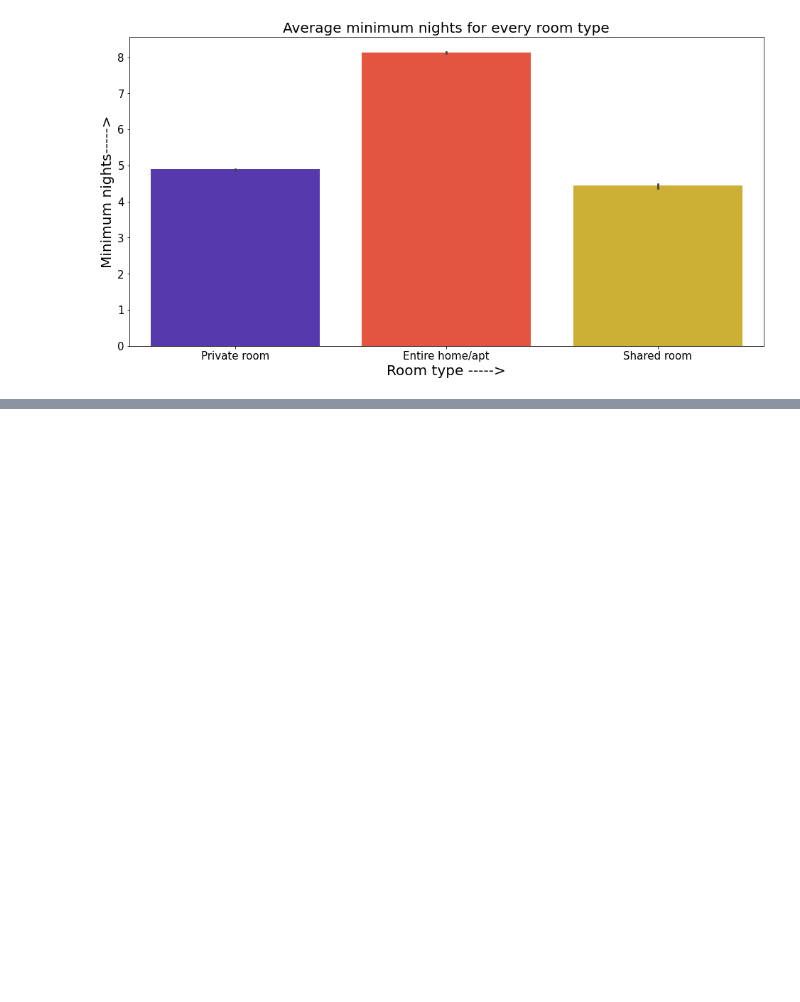
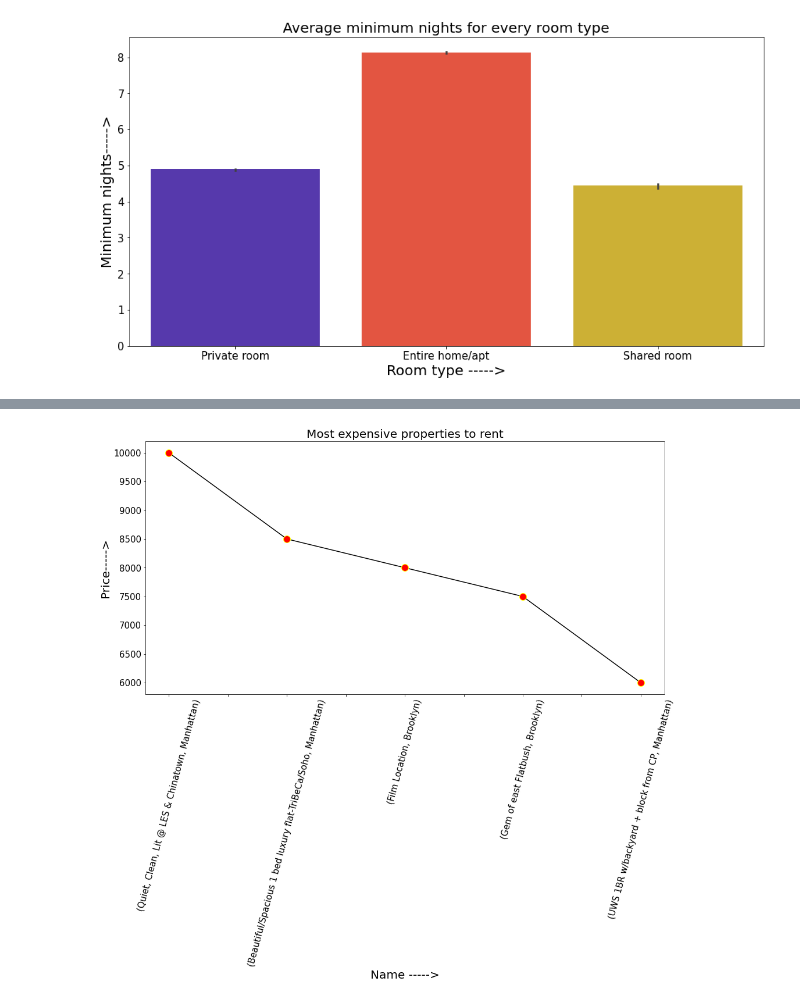
Before and after one commit to amol004/Airbnb-booking-analysis, a Jupyter notebook: Airbnb_bookings_analysis.ipynb, the cells around one changed output, grey strips where cells are left out. Cells and saved outputs as stored; diff of their text form; code cells hidden in the pictures; blank space fills up the shorter version.

```diff
--- a/Airbnb_bookings_analysis.ipynb
+++ b/Airbnb_bookings_analysis.ipynb
@@ -230,3 +230,7 @@ plt.xlabel('Room type ----->',fontsize=20)
 plt.ylabel('Minimum nights----->',fontsize=20);
 # %% [output]
 [figure]
+# %%
+# Top 5 most expensive properties and their locations
+bb=airbnb_df.groupby(['name','neighbourhood_group'])['price'].max().sort_values(ascending=False).head()
+bb.reset_index()
@@ -232,0 +269,13 @@ plt.ylabel('Minimum nights----->',fontsize=20);
+# %%
+# top 5 most expensive properties to rent
+bb.plot(kind='line',marker='o', markersize=12,mec = 'yellow',mfc = 'red',color='black')
+plt.xticks(rotation=75)
+plt.rcParams['figure.figsize'] = (16,8)
+# title
+plt.title('Most expensive properties to rent',fontsize=20)
+# x axis label
+plt.xlabel('Name ----->',fontsize=20)
+# y axis label
+plt.ylabel('Price----->',fontsize=20);
+# %% [output]
+[figure, added]
```
Also changed, not shown: parts of 3 cells of this notebook.
